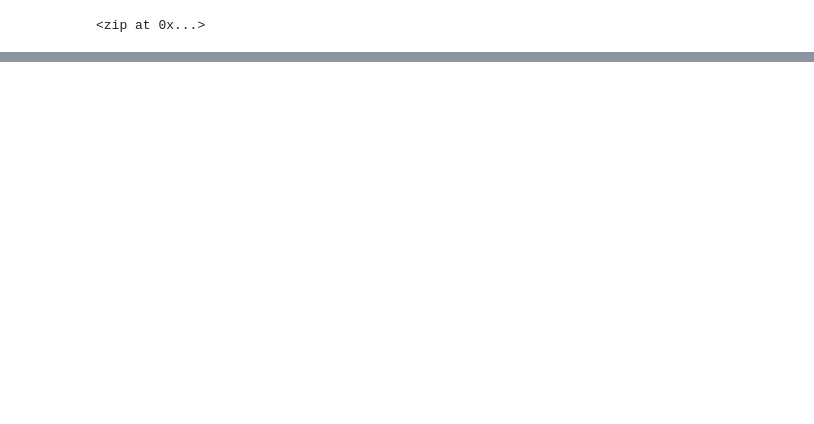
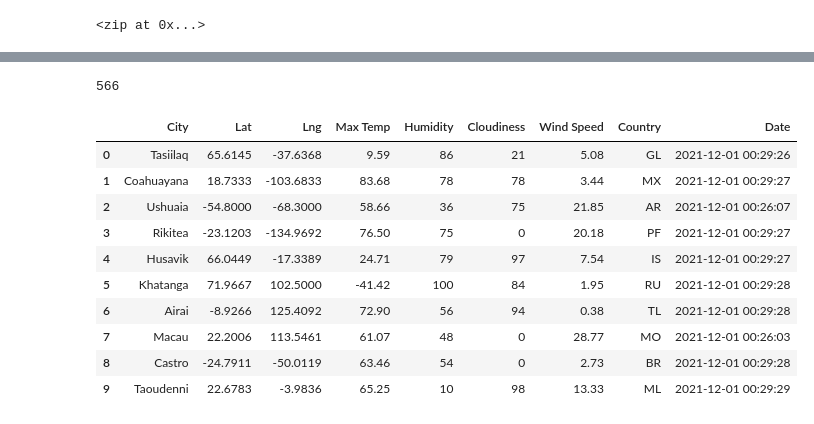
Before and after one commit to catsquared/world_weather_analysis, a Jupyter notebook: WeatherPy.ipynb, the cells around one changed output, grey strips where cells are left out. Cells and saved outputs as stored; diff of their text form; code cells hidden in the pictures; blank space fills up the shorter version.

Commit message:
Get weather data for list of cities

```diff
--- a/WeatherPy.ipynb
+++ b/WeatherPy.ipynb
@@ -33,0 +34,9 @@ len(cities)
+# %%
+# Import the requests library.
+import requests
+
+# Import the API key.
+from config import weather_api_key
+
+# Starting URL for Weather Map API Call.
+url = "http://api.openweathermap.org/data/2.5/weather?units=Imperial&APPID=" + weather_api_key
@@ -33,0 +139,20 @@ len(cities)
+# %%
+len(city_data)
+# %% [output]
+566
+# %%
+# Convert the array of dictionaries to a Pandas DataFrame.
+city_data_df = pd.DataFrame(city_data)
+city_data_df.head(10)
+# %% [output]
+|  | City | Lat | Lng | Max Temp | Humidity | Cloudiness | Wind Speed | Country | Date |
+| 0 | Tasiilaq | 65.6145 | -37.6368 | 9.59 | 86 | 21 | 5.08 | GL | 2021-12-01 00:29:26 |
+| 1 | Coahuayana | 18.7333 | -103.6833 | 83.68 | 78 | 78 | 3.44 | MX | 2021-12-01 00:29:27 |
+| 2 | Ushuaia | -54.8000 | -68.3000 | 58.66 | 36 | 75 | 21.85 | AR | 2021-12-01 00:26:07 |
+| 3 | Rikitea | -23.1203 | -134.9692 | 76.50 | 75 | 0 | 20.18 | PF | 2021-12-01 00:29:27 |
+| 4 | Husavik | 66.0449 | -17.3389 | 24.71 | 79 | 97 | 7.54 | IS | 2021-12-01 00:29:27 |
+| 5 | Khatanga | 71.9667 | 102.5000 | -41.42 | 100 | 84 | 1.95 | RU | 2021-12-01 00:29:28 |
+| 6 | Airai | -8.9266 | 125.4092 | 72.90 | 56 | 94 | 0.38 | TL | 2021-12-01 00:29:28 |
+| 7 | Macau | 22.2006 | 113.5461 | 61.07 | 48 | 0 | 28.77 | MO | 2021-12-01 00:26:03 |
+| 8 | Castro | -24.7911 | -50.0119 | 63.46 | 54 | 0 | 2.73 | BR | 2021-12-01 00:29:28 |
+| 9 | Taoudenni | 22.6783 | -3.9836 | 65.25 | 10 | 98 | 13.33 | ML | 2021-12-01 00:29:29 |
```
Also changed, not shown: parts of 8 cells of this notebook, 1 other file.
